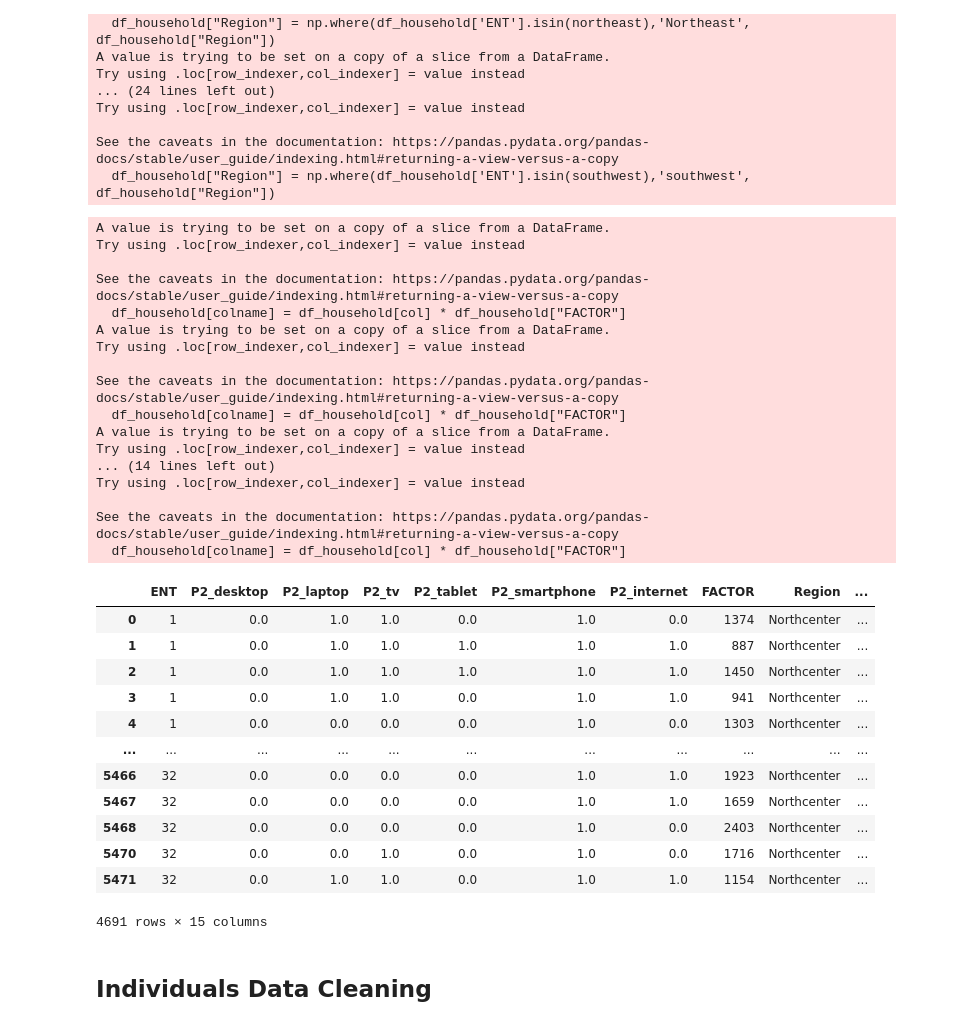
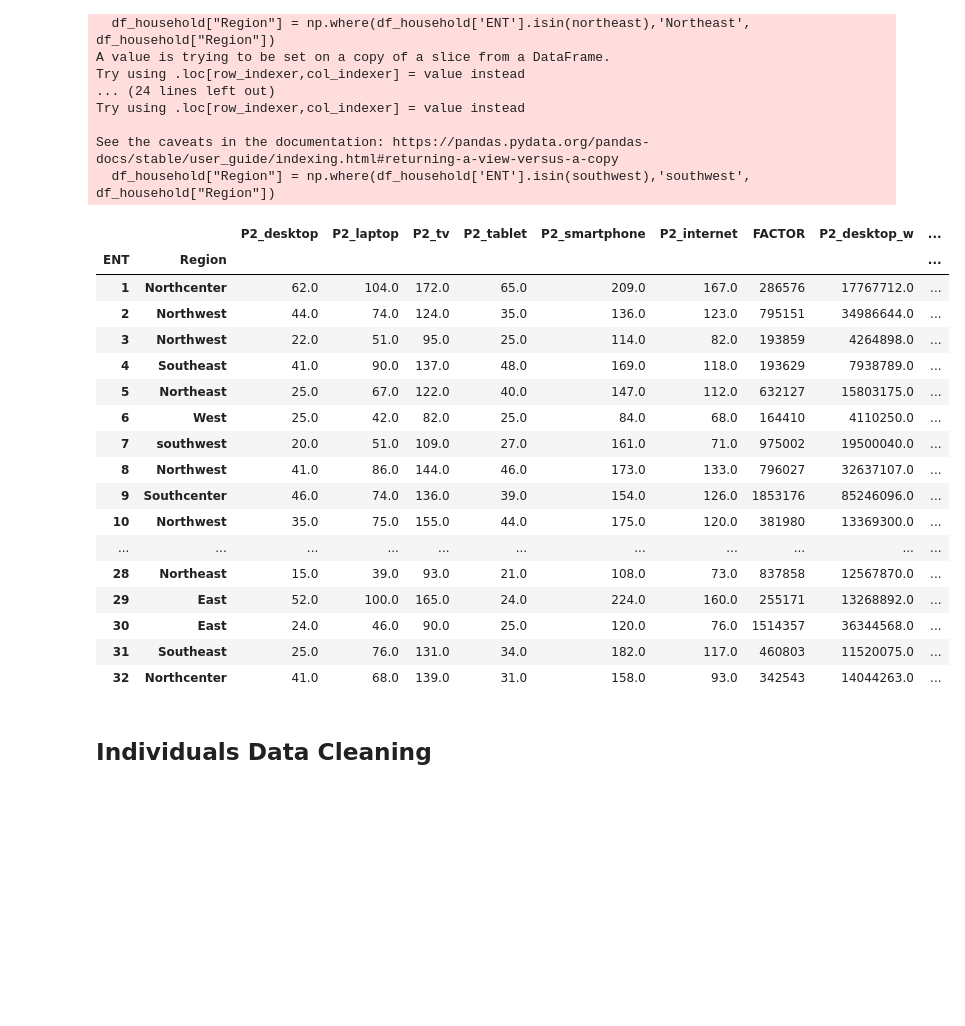
Before and after one commit to PRAMONETTI/CAPP30239_FA22, a Jupyter notebook: data/Data Cleaning.ipynb, the cells around one changed output. Drawn from its saved outputs; the diff is of its cells as text; code cells hidden in the pictures; blank space fills up the shorter version.

Commit message:
Weighted and grouped

```diff
--- a/data/Data Cleaning.ipynb
+++ b/data/Data Cleaning.ipynb
@@ -146,48 +146,40 @@ See the caveats in the documentation: https://pandas.pydata.org/pandas-docs/stab
 # %%
 # Before saving our dataset, let's weight the answers of the main questions
 cols =["P2_desktop","P2_laptop", "P2_tv", "P2_tablet", "P2_smartphone", "P2_internet"]
 
 for col in cols:
     colname = col+"_w"
     df_household[colname] = df_household[col] * df_household["FACTOR"]
 
+# Finally, let's group our main df
+
+df_household = df_household.groupby(["ENT","Region"]).sum()
+
 # We save our df's. As I mentioned, not really sure if using the second one
 
-df_household.to_csv("household_clean.csv", index = False)
+df_household.to_csv("household_clean.csv", index = True)
 df_household_2.to_csv("household_2_clean.csv", index = False)
 
 df_household
 # %% [output]
-A value is trying to be set on a copy of a slice from a DataFrame.
-Try using .loc[row_indexer,col_indexer] = value instead
-
-See the caveats in the documentation: https://pandas.pydata.org/pandas-docs/stable/user_guide/indexing.html#returning-a-view-versus-a-copy
-  df_household[colname] = df_household[col] * df_household["FACTOR"]
-A value is trying to be set on a copy of a slice from a DataFrame.
-Try using .loc[row_indexer,col_indexer] = value instead
-
-See the caveats in the documentation: https://pandas.pydata.org/pandas-docs/stable/user_guide/indexing.html#returning-a-view-versus-a-copy
-  df_household[colname] = df_household[col] * df_household["FACTOR"]
-A value is trying to be set on a copy of a slice from a DataFrame.
-Try using .loc[row_indexer,col_indexer] = value instead
-... (14 lines left out)
-Try using .loc[row_indexer,col_indexer] = value instead
-
-See the caveats in the documentation: https://pandas.pydata.org/pandas-docs/stable/user_guide/indexing.html#returning-a-view-versus-a-copy
-  df_household[colname] = df_household[col] * df_household["FACTOR"]
-|  | ENT | P2_desktop | P2_laptop | P2_tv | P2_tablet | P2_smartphone | P2_internet | FACTOR | Region | ... |
-| 0 | 1 | 0.0 | 1.0 | 1.0 | 0.0 | 1.0 | 0.0 | 1374 | Northcenter | ... |
-| 1 | 1 | 0.0 | 1.0 | 1.0 | 1.0 | 1.0 | 1.0 | 887 | Northcenter | ... |
-| 2 | 1 | 0.0 | 1.0 | 1.0 | 1.0 | 1.0 | 1.0 | 1450 | Northcenter | ... |
-| 3 | 1 | 0.0 | 1.0 | 1.0 | 0.0 | 1.0 | 1.0 | 941 | Northcenter | ... |
-| 4 | 1 | 0.0 | 0.0 | 0.0 | 0.0 | 1.0 | 0.0 | 1303 | Northcenter | ... |
+|  |  | P2_desktop | P2_laptop | P2_tv | P2_tablet | P2_smartphone | P2_internet | FACTOR | P2_desktop_w | ... |
+| ENT | Region |  |  |  |  |  |  |  |  | ... |
+| 1 | Northcenter | 62.0 | 104.0 | 172.0 | 65.0 | 209.0 | 167.0 | 286576 | 17767712.0 | ... |
+| 2 | Northwest | 44.0 | 74.0 | 124.0 | 35.0 | 136.0 | 123.0 | 795151 | 34986644.0 | ... |
+| 3 | Northwest | 22.0 | 51.0 | 95.0 | 25.0 | 114.0 | 82.0 | 193859 | 4264898.0 | ... |
+| 4 | Southeast | 41.0 | 90.0 | 137.0 | 48.0 | 169.0 | 118.0 | 193629 | 7938789.0 | ... |
+| 5 | Northeast | 25.0 | 67.0 | 122.0 | 40.0 | 147.0 | 112.0 | 632127 | 15803175.0 | ... |
+| 6 | West | 25.0 | 42.0 | 82.0 | 25.0 | 84.0 | 68.0 | 164410 | 4110250.0 | ... |
+| 7 | southwest | 20.0 | 51.0 | 109.0 | 27.0 | 161.0 | 71.0 | 975002 | 19500040.0 | ... |
+| 8 | Northwest | 41.0 | 86.0 | 144.0 | 46.0 | 173.0 | 133.0 | 796027 | 32637107.0 | ... |
+| 9 | Southcenter | 46.0 | 74.0 | 136.0 | 39.0 | 154.0 | 126.0 | 1853176 | 85246096.0 | ... |
+| 10 | Northwest | 35.0 | 75.0 | 155.0 | 44.0 | 175.0 | 120.0 | 381980 | 13369300.0 | ... |
 | ... | ... | ... | ... | ... | ... | ... | ... | ... | ... | ... |
-| 5466 | 32 | 0.0 | 0.0 | 0.0 | 0.0 | 1.0 | 1.0 | 1923 | Northcenter | ... |
-| 5467 | 32 | 0.0 | 0.0 | 0.0 | 0.0 | 1.0 | 1.0 | 1659 | Northcenter | ... |
-| 5468 | 32 | 0.0 | 0.0 | 0.0 | 0.0 | 1.0 | 0.0 | 2403 | Northcenter | ... |
-| 5470 | 32 | 0.0 | 0.0 | 1.0 | 0.0 | 1.0 | 0.0 | 1716 | Northcenter | ... |
-| 5471 | 32 | 0.0 | 1.0 | 1.0 | 0.0 | 1.0 | 1.0 | 1154 | Northcenter | ... |
+| 28 | Northeast | 15.0 | 39.0 | 93.0 | 21.0 | 108.0 | 73.0 | 837858 | 12567870.0 | ... |
+| 29 | East | 52.0 | 100.0 | 165.0 | 24.0 | 224.0 | 160.0 | 255171 | 13268892.0 | ... |
+| 30 | East | 24.0 | 46.0 | 90.0 | 25.0 | 120.0 | 76.0 | 1514357 | 36344568.0 | ... |
+| 31 | Southeast | 25.0 | 76.0 | 131.0 | 34.0 | 182.0 | 117.0 | 460803 | 11520075.0 | ... |
+| 32 | Northcenter | 41.0 | 68.0 | 139.0 | 31.0 | 158.0 | 93.0 | 342543 | 14044263.0 | ... |
-4691 rows × 15 columns
 # %% [markdown]
 ## Individuals Data Cleaning
 # %%
```
Also changed, not shown: 1 other file.
